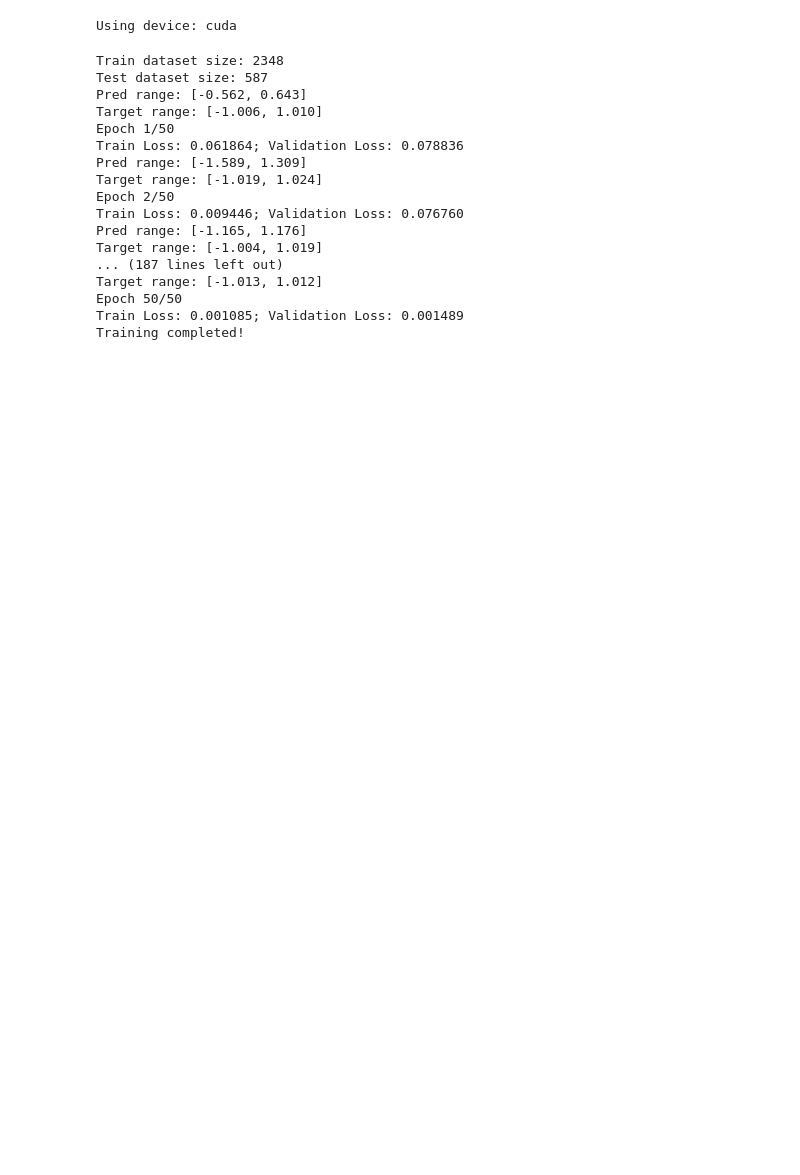
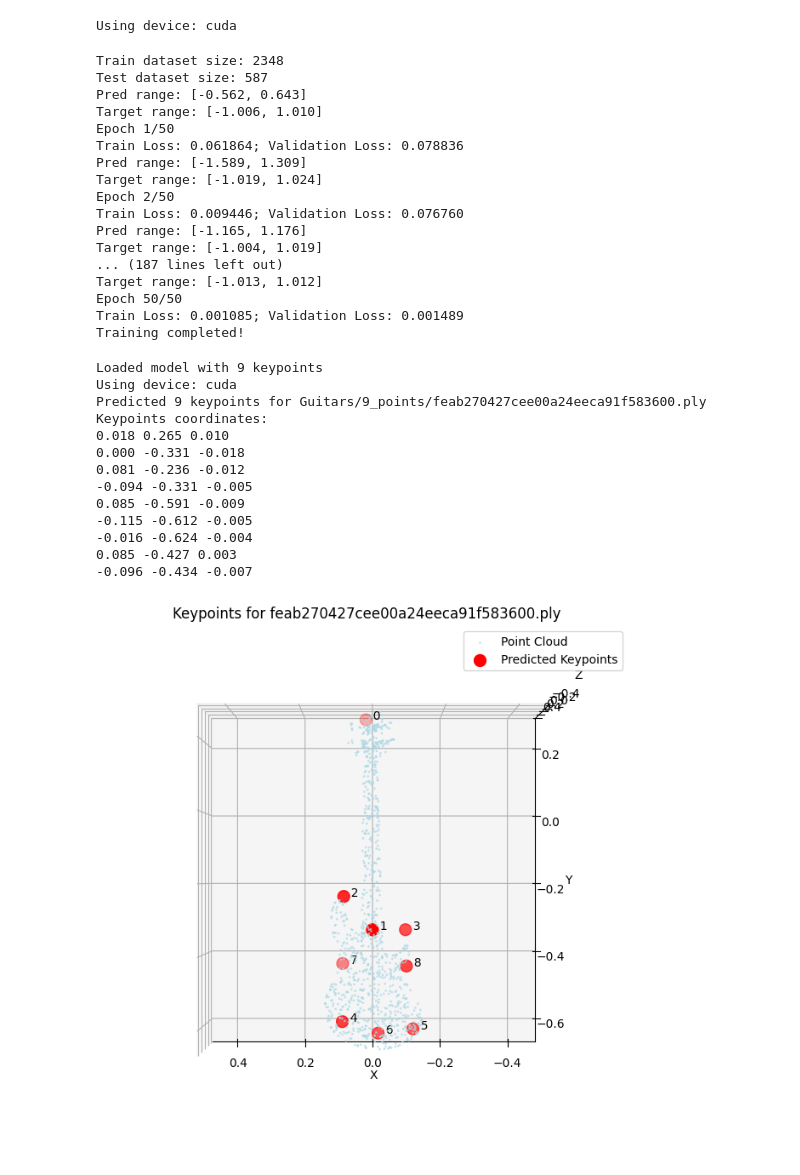
Before and after one commit to StevenZev/MLP-Mesh-Keypoint-Inference, a Jupyter notebook: load_train_short.ipynb, the cells around one changed output. Saved outputs shown, nothing was run; the diff lists cells and outputs as text; code cells hidden in the pictures; blank space fills up the shorter version.

```diff
--- a/load_train_short.ipynb
+++ b/load_train_short.ipynb
@@ -183,0 +410,20 @@ torch.save({
+# %%
+def save_keypoints_to_file(keypoints, output_path, mesh_path=None):
+    """
+    Save keypoints to a text file
+
+    Args:
+        keypoints: numpy array of shape (num_keypoints, 3)
+        output_path: path to save keypoints
+        mesh_path: original mesh path (for reference)
+    """
+    with open(output_path, 'w') as f:
+        if mesh_path:
+            f.write(f"# Keypoints for mesh: {mesh_path}\n")
+        f.write(f"# Format: x y z\n")
+        f.write(f"# Number of keypoints: {len(keypoints)}\n")
+
+        for i, kp in enumerate(keypoints):
+            f.write(f"{kp[0]:.6f} {kp[1]:.6f} {kp[2]:.6f}\n")
+
+    print(f"Keypoints saved to: {output_path}")
@@ -183,0 +476,39 @@ torch.save({
+# %%
+predictor = KeypointPredictor("saved_models/guitarnet++_lin_4_final.pth")
+
+save = False
+
+# Predict keypoints for a single mesh
+mesh_path = "Guitars/9_points/feab270427cee00a24eeca91f583600.ply"
+keypoints, points, metadata = predictor.predict_keypoints(mesh_path)
+
+if keypoints is not None:
+    print(f"Predicted {len(keypoints)} keypoints for {mesh_path}")
+    print("Keypoints coordinates:")
+    for i, kp in enumerate(keypoints):
+        print(f"{kp[0]:.3f} {kp[1]:.3f} {kp[2]:.3f}")
+
+    # Visualize results
+    visualize_keypoints_3d(points, keypoints, f"Keypoints for {os.path.basename(mesh_path)}")
+
+    # Save keypoints to file
+    if save:
+        output_path = mesh_path.replace('.ply', '_keypoints.txt')
+        save_keypoints_to_file(keypoints, output_path, mesh_path)
+else:
+    print(f"Failed to process {mesh_path}")
+# %% [output]
+Loaded model with 9 keypoints
+Using device: cuda
+Predicted 9 keypoints for Guitars/9_points/feab270427cee00a24eeca91f583600.ply
+Keypoints coordinates:
+0.018 0.265 0.010
+0.000 -0.331 -0.018
+0.081 -0.236 -0.012
+-0.094 -0.331 -0.005
+0.085 -0.591 -0.009
+-0.115 -0.612 -0.005
+-0.016 -0.624 -0.004
+0.085 -0.427 0.003
+-0.096 -0.434 -0.007
+[figure, added]
```
Also changed, not shown: parts of 7 cells of this notebook, 1 other file.
